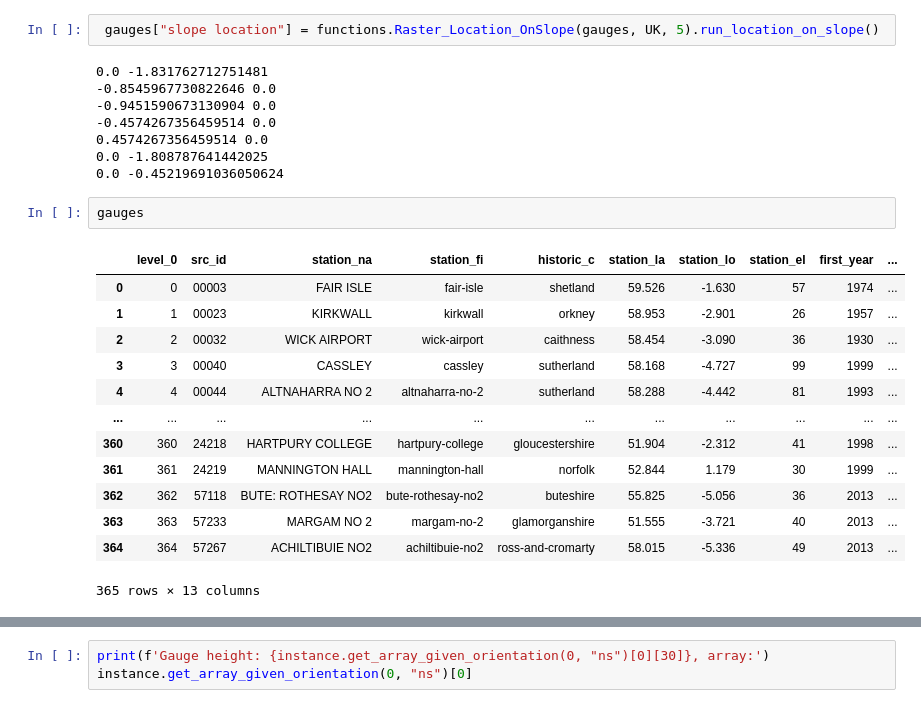
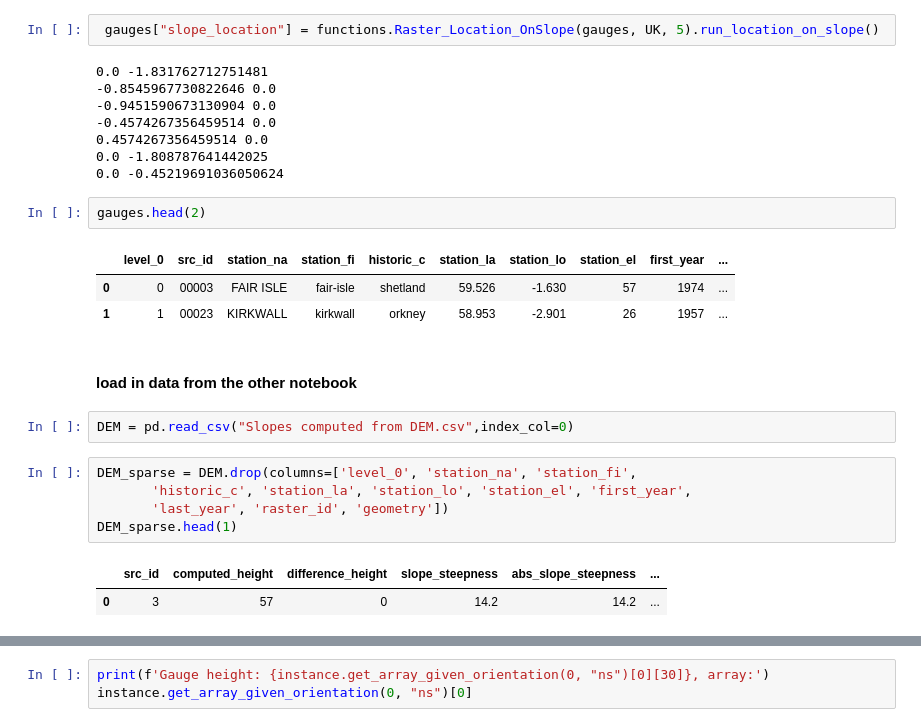
Before and after one commit to Daafip/Are-rain-gauges-in-the-right-place, a Jupyter notebook: Location on slope from DEM/Location on slope from DEM.ipynb, the cells around one changed output, grey strips where cells are left out. Cells and saved outputs as stored; diff of their text form.

Commit message:
tweaks to location on slope notebook and functions

```diff
--- a/Location on slope from DEM/Location on slope from DEM.ipynb
+++ b/Location on slope from DEM/Location on slope from DEM.ipynb
@@ -142,5 +151,5 @@ starting..... 2
 # %%
- gauges["slope location"] = functions.Raster_Location_OnSlope(gauges, UK, 5).run_location_on_slope()
+ gauges["slope_location"] = functions.Raster_Location_OnSlope(gauges, UK, 5).run_location_on_slope()
 # %% [output]
 0.0 -1.831762712751481
 -0.8545967730822646 0.0
@@ -150,18 +159,20 @@ starting..... 2
 0.0 -1.808787641442025
 0.0 -0.45219691036050624
 # %%
-gauges
+gauges.head(2)
 # %% [output]
 |  | level_0 | src_id | station_na | station_fi | historic_c | station_la | station_lo | station_el | first_year | ... |
 | 0 | 0 | 00003 | FAIR ISLE | fair-isle | shetland | 59.526 | -1.630 | 57 | 1974 | ... |
 | 1 | 1 | 00023 | KIRKWALL | kirkwall | orkney | 58.953 | -2.901 | 26 | 1957 | ... |
-| 2 | 2 | 00032 | WICK AIRPORT | wick-airport | caithness | 58.454 | -3.090 | 36 | 1930 | ... |
-| 3 | 3 | 00040 | CASSLEY | cassley | sutherland | 58.168 | -4.727 | 99 | 1999 | ... |
-| 4 | 4 | 00044 | ALTNAHARRA NO 2 | altnaharra-no-2 | sutherland | 58.288 | -4.442 | 81 | 1993 | ... |
-| ... | ... | ... | ... | ... | ... | ... | ... | ... | ... | ... |
-| 360 | 360 | 24218 | HARTPURY COLLEGE | hartpury-college | gloucestershire | 51.904 | -2.312 | 41 | 1998 | ... |
-| 361 | 361 | 24219 | MANNINGTON HALL | mannington-hall | norfolk | 52.844 | 1.179 | 30 | 1999 | ... |
-| 362 | 362 | 57118 | BUTE: ROTHESAY NO2 | bute-rothesay-no2 | buteshire | 55.825 | -5.056 | 36 | 2013 | ... |
-| 363 | 363 | 57233 | MARGAM NO 2 | margam-no-2 | glamorganshire | 51.555 | -3.721 | 40 | 2013 | ... |
-| 364 | 364 | 57267 | ACHILTIBUIE NO2 | achiltibuie-no2 | ross-and-cromarty | 58.015 | -5.336 | 49 | 2013 | ... |
-365 rows × 13 columns
+# %% [markdown]
+#### load in data from the other notebook
+# %%
+DEM = pd.read_csv("Slopes computed from DEM.csv",index_col=0)
+# %%
+DEM_sparse = DEM.drop(columns=['level_0', 'station_na', 'station_fi',
+       'historic_c', 'station_la', 'station_lo', 'station_el', 'first_year',
+       'last_year', 'raster_id', 'geometry'])
+DEM_sparse.head(1)
+# %% [output]
+|  | src_id | computed_height | difference_height | slope_steepness | abs_slope_steepness | ... |
+| 0 | 3 | 57 | 0 | 14.2 | 14.2 | ... |
```
Also changed, not shown: parts of 12 cells of this notebook, 3 other files.
